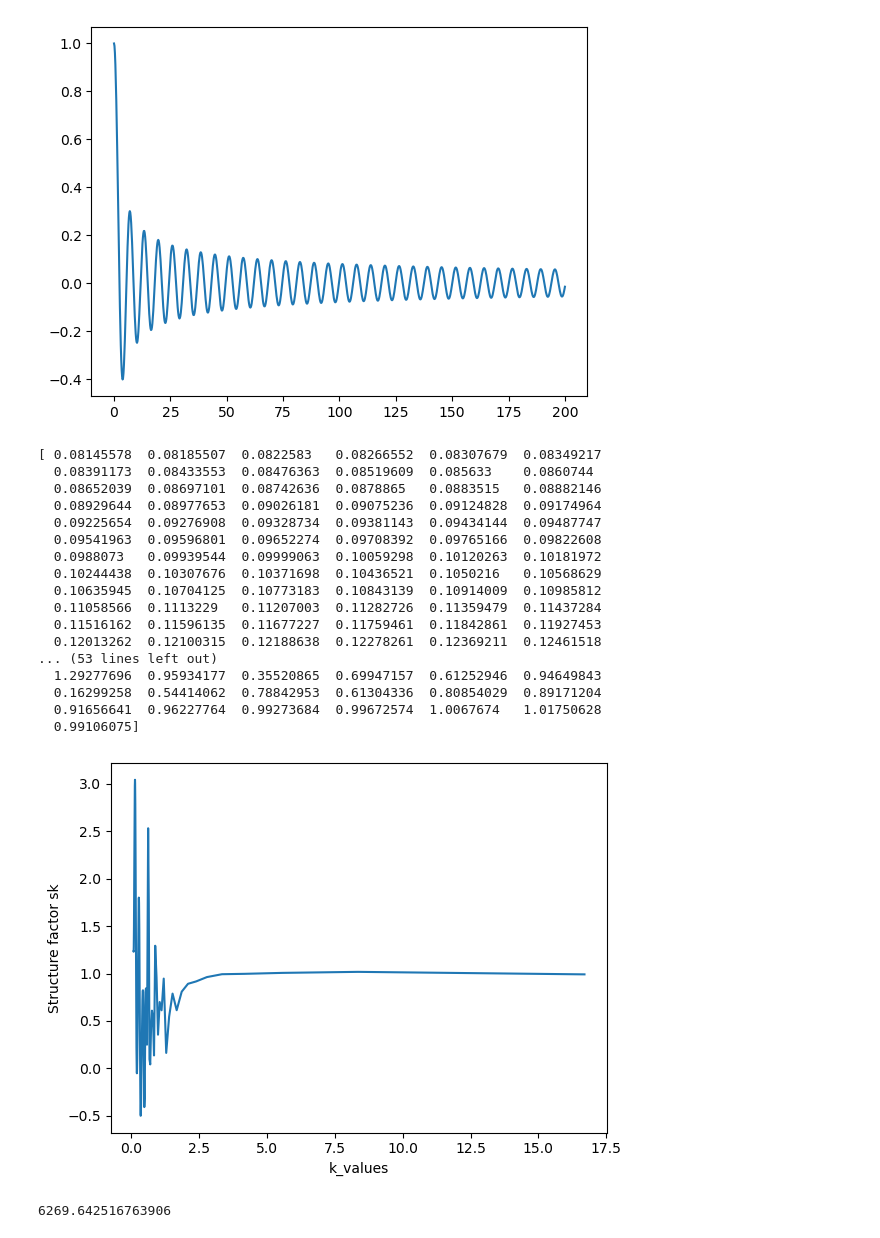
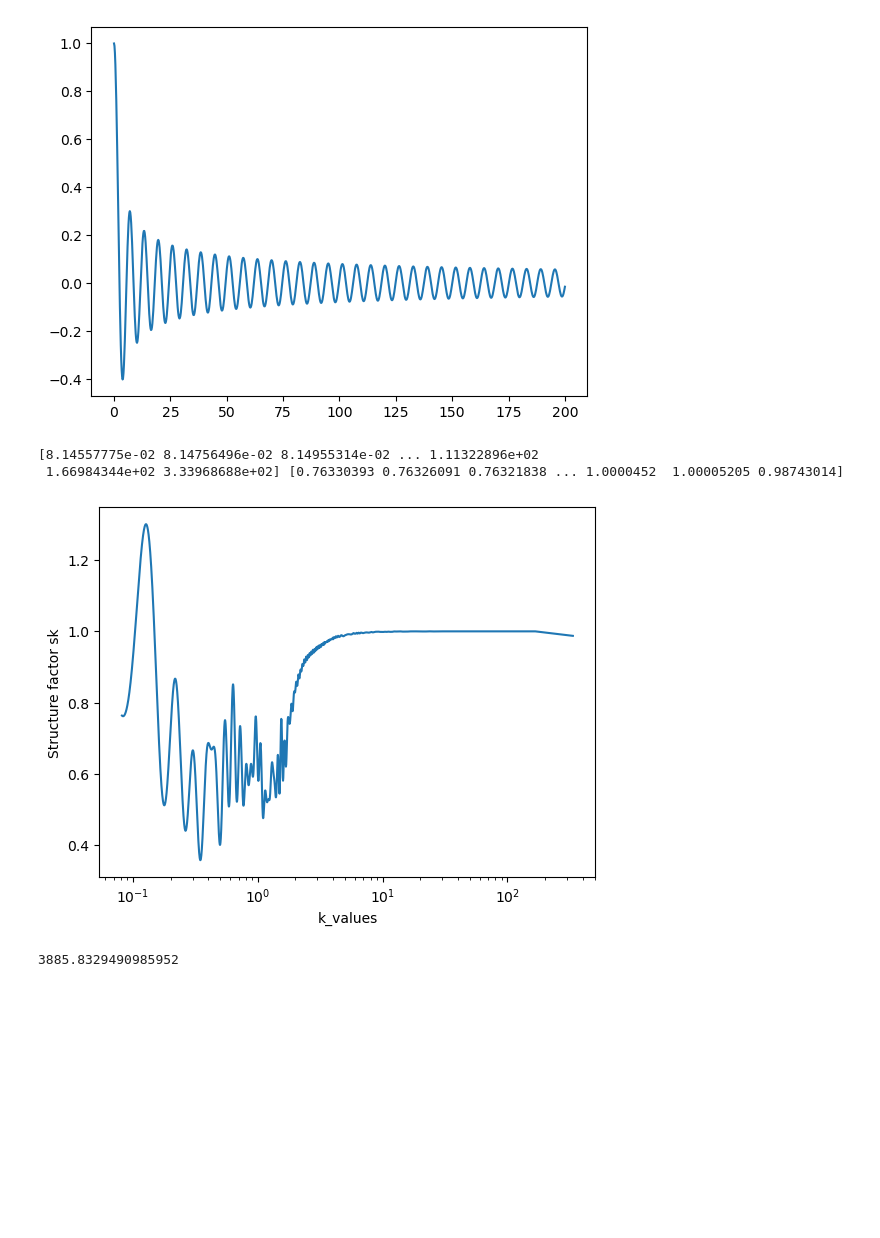
Before and after one commit to xianyang316/Hyperuniformity_simulation, a Jupyter notebook: code/calc_test.ipynb, the cells around one changed output. Drawn from its saved outputs; the diff is of its cells as text; code cells hidden in the pictures; blank space fills up the shorter version.

```diff
--- a/code/calc_test.ipynb
+++ b/code/calc_test.ipynb
@@ -38,7 +38,7 @@ class Hyperuniform_helper:
 
     def g_fit(self, r_data, g_data):
         spline = UnivariateSpline(r_data, g_data, s=0)
-        r_fine = np.linspace(min(r_data), max(r_data), 5*len(r_data)+1)
+        r_fine = np.linspace(min(r_data), max(r_data), 100*len(r_data)+1)
         g_spline = spline(r_fine)
         return r_fine, g_spline
 
@@ -63,7 +63,7 @@ class Hyperuniform_helper:
         return variance_square
 # %%
 all_gr = []
-for i in range(100):
+for i in range(2000):
     file_name = f'positions/positions_{i}.txt'
     data = np.loadtxt(file_name)
     rho, box_length, volume_fraction = data[0]
@@ -138,34 +138,20 @@ print(y[-1])
 # %%
 k_values = np.sort(2*np.pi/r_fit[1:])
 sk = helper.hankel_transform_2d(g_fit, r_fit, k_values)
 plt.plot(k_values, sk)
+plt.xscale('log')
 plt.xlabel("k_values")
 plt.ylabel("Structure factor sk")
 print(k_values, sk)
 # %% [output]
-[ 0.08145578  0.08185507  0.0822583   0.08266552  0.08307679  0.08349217
-  0.08391173  0.08433553  0.08476363  0.08519609  0.085633    0.0860744
-  0.08652039  0.08697101  0.08742636  0.0878865   0.0883515   0.08882146
-  0.08929644  0.08977653  0.09026181  0.09075236  0.09124828  0.09174964
-  0.09225654  0.09276908  0.09328734  0.09381143  0.09434144  0.09487747
-  0.09541963  0.09596801  0.09652274  0.09708392  0.09765166  0.09822608
-  0.0988073   0.09939544  0.09999063  0.10059298  0.10120263  0.10181972
-  0.10244438  0.10307676  0.10371698  0.10436521  0.1050216   0.10568629
-  0.10635945  0.10704125  0.10773183  0.10843139  0.10914009  0.10985812
-  0.11058566  0.1113229   0.11207003  0.11282726  0.11359479  0.11437284
-  0.11516162  0.11596135  0.11677227  0.11759461  0.11842861  0.11927453
-  0.12013262  0.12100315  0.12188638  0.12278261  0.12369211  0.12461518
-... (53 lines left out)
-  1.29277696  0.95934177  0.35520865  0.69947157  0.61252946  0.94649843
-  0.16299258  0.54414062  0.78842953  0.61304336  0.80854029  0.89171204
-  0.91656641  0.96227764  0.99273684  0.99672574  1.0067674   1.01750628
-  0.99106075]
+[8.14557775e-02 8.14756496e-02 8.14955314e-02 ... 1.11322896e+02
+ 1.66984344e+02 3.33968688e+02] [0.76330393 0.76326091 0.76321838 ... 1.0000452  1.00005205 0.98743014]
-[figure, old version]
+[figure, new version]
 # %%
 variance_square=helper.variance_calculation_in_real_space(r_fit, g_fit)
 print(variance_square)
 # %% [output]
-6269.642516763906
+3885.8329490985952
 # %%
 variance_square = helper.variance_calculations_in_reciprocal_space_2d(sk, k_values)
 print(variance_square)
```
Also changed, not shown: parts of 7 cells of this notebook, 2 other files.
